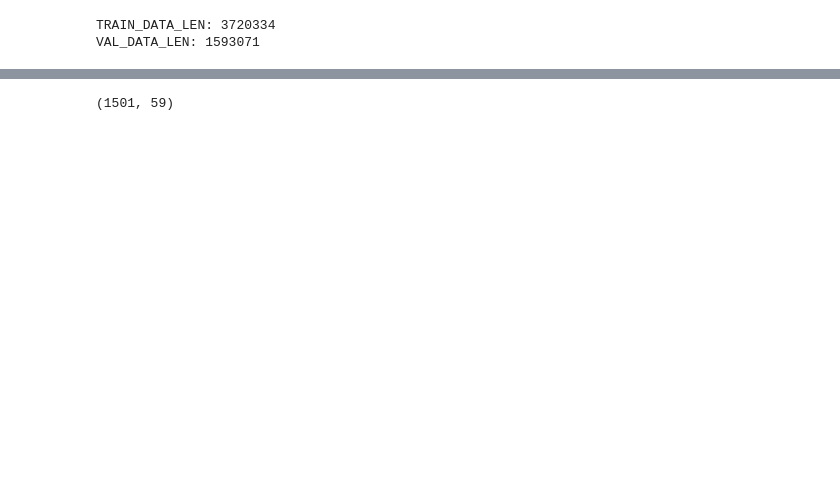
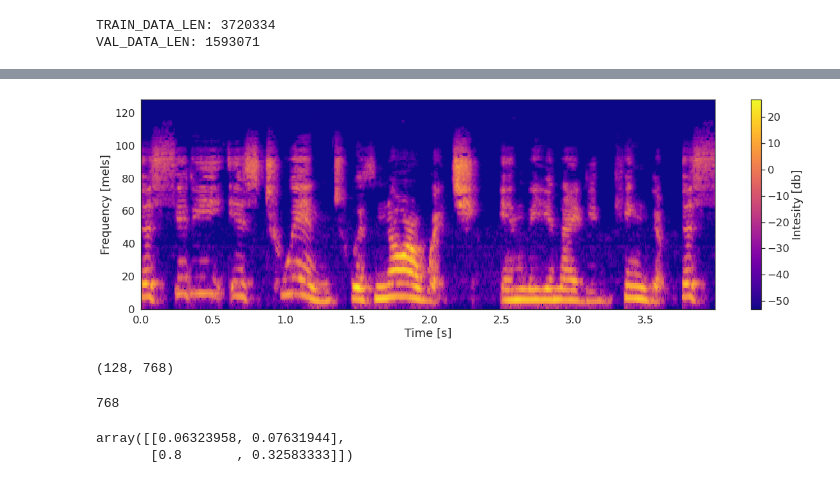
Before and after one commit to Stsh4lson/speech-to-age-gender, a Jupyter notebook: saving_to_spectrograms.ipynb, the cells around one changed output, grey strips where cells are left out. Saved outputs shown, nothing was run; the diff lists cells and outputs as text; code cells hidden in the pictures; blank space fills up the shorter version.

```diff
--- a/saving_to_spectrograms.ipynb
+++ b/saving_to_spectrograms.ipynb
@@ -51,4 +81,17 @@ ax[2].plot(x)
-# %%
-recovered_Zxx.shape
-# %% [output]
-(1501, 59)
+# %%
+fig, ax = plt.subplots(figsize=(20, 6))
+im = ax.imshow(dl.pad_spec(spec), aspect='auto', interpolation='nearest', cmap='plasma', extent=[0,spec.shape[1]*(dl.frame_step/48000),128,0])
+cbar = plt.colorbar(im)
+cbar.set_label('Intesity [db]')
+ax.set(xlabel='Time [s]', ylabel='Frequency [mels]')
+plt.gca().invert_yaxis()
+# %% [output]
+[figure, added]
+# %%
+dl.pad_spec(spec).shape
+# %% [output]
+(128, 768)
+# %%
+int(np.ceil(spec.shape[1]/128)*128)
+# %% [output]
+768
@@ -54,0 +123,5 @@ recovered_Zxx.shape
+# %%
+ax[2].get_position().get_points()
+# %% [output]
+array([[0.06323958, 0.07631944],
+       [0.8       , 0.32583333]])
```
Also changed, not shown: parts of 19 cells of this notebook, 7 other files.
